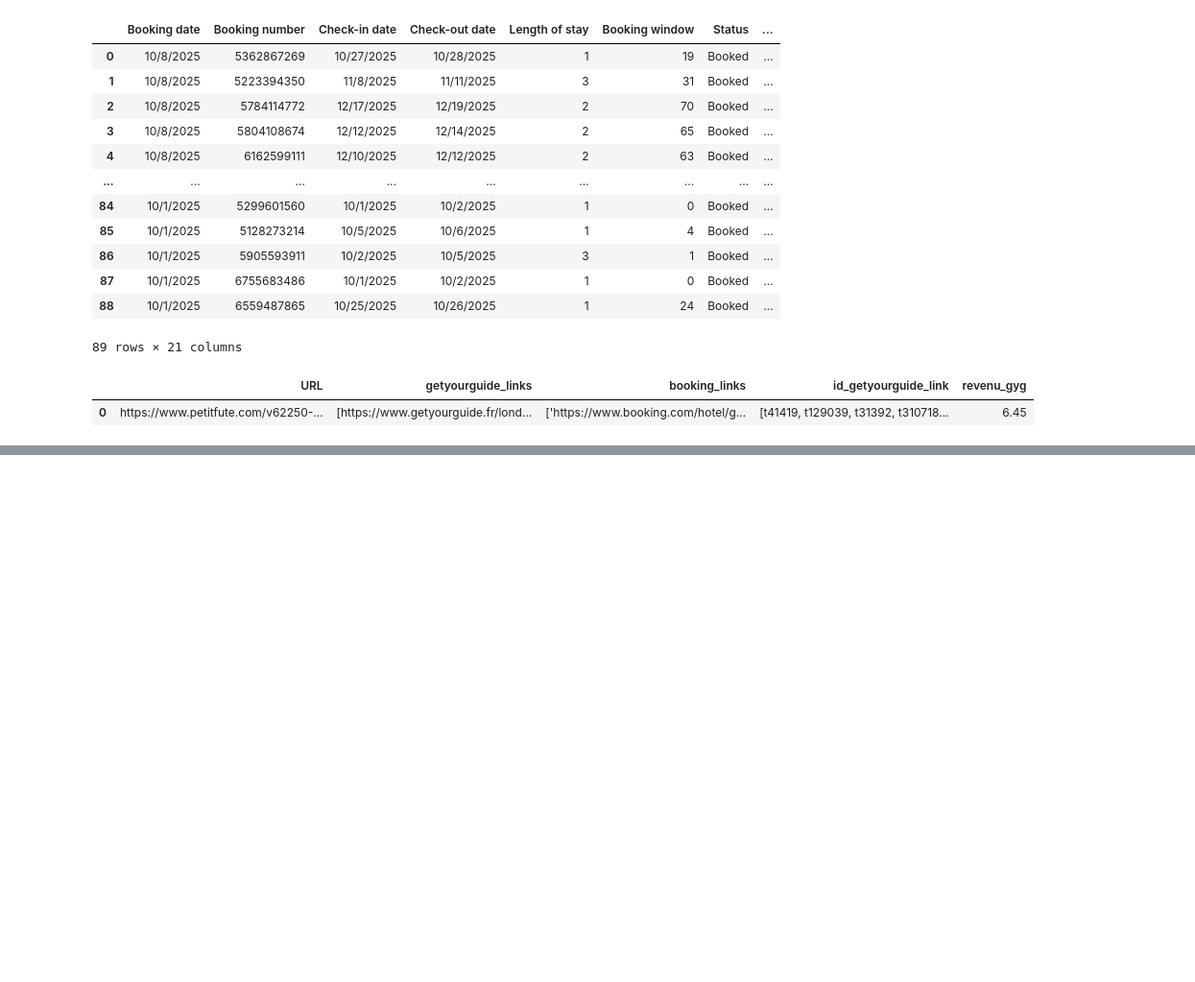
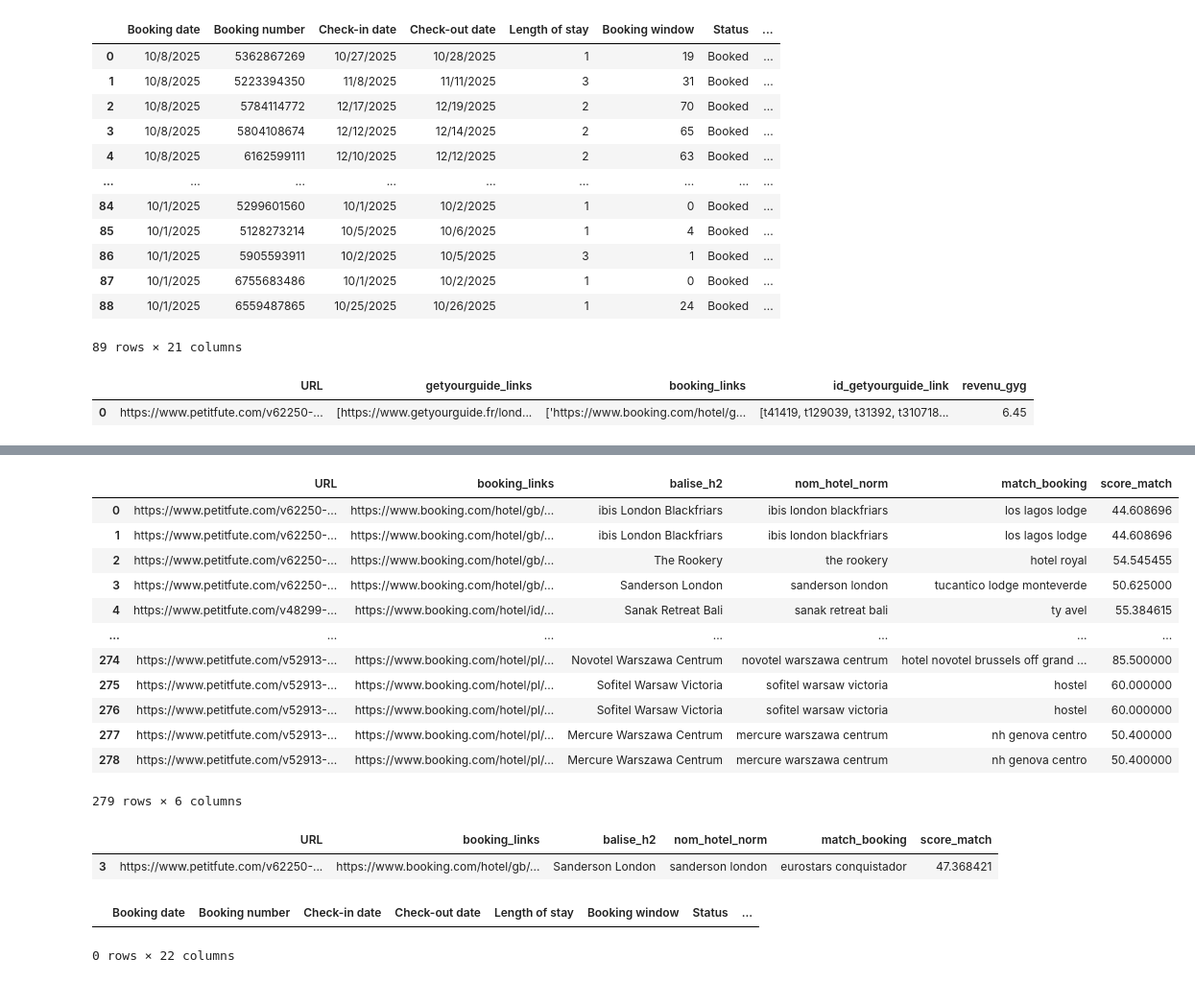
Before and after one commit to hanaa-akan/PETIT_FUTE, a Jupyter notebook: CODE/test_petit_fute.ipynb, the cells around one changed output, grey strips where cells are left out. Shown: that part at 96% size. Saved outputs shown, nothing was run; the diff lists cells and outputs as text; code cells hidden in the pictures; blank space fills up the shorter version.

```diff
--- a/CODE/test_petit_fute.ipynb
+++ b/CODE/test_petit_fute.ipynb
@@ -456,3 +475,50 @@ df_tmp[['nom_hotel_norm', 'match_booking', 'score_match']].sort_values('score_ma
+# %%
+from rapidfuzz import process, fuzz
+
+booking_names = booking['property_name_norm'].dropna().unique().tolist()
+
+def trouver_meilleur_match(nom):
+    if not isinstance(nom, str) or not nom:
+        return None, 0
+    match, score, _ = process.extractOne(
+        nom,
+        booking_names,
+        scorer=fuzz.WRatio  # mélange plusieurs logiques
+    )
+    return match, score
+
+df_tmp[['match_booking', 'score_match']] = df_tmp['nom_hotel_norm'].apply(
+    lambda x: pd.Series(trouver_meilleur_match(x))
+)
+
+df_tmp[['nom_hotel_norm', 'match_booking', 'score_match']].sort_values('score_match', ascending=False).head(20)
+df_tmp
+# %% [output]
+|  | URL | booking_links | balise_h2 | nom_hotel_norm | match_booking | score_match |
+| 0 | https://www.petitfute.com/v62250-... | https://www.booking.com/hotel/gb/... | ibis London Blackfriars | ibis london blackfriars | los lagos lodge | 44.608696 |
+| 1 | https://www.petitfute.com/v62250-... | https://www.booking.com/hotel/gb/... | ibis London Blackfriars | ibis london blackfriars | los lagos lodge | 44.608696 |
+| 2 | https://www.petitfute.com/v62250-... | https://www.booking.com/hotel/gb/... | The Rookery | the rookery | hotel royal | 54.545455 |
+| 3 | https://www.petitfute.com/v62250-... | https://www.booking.com/hotel/gb/... | Sanderson London | sanderson london | tucantico lodge monteverde | 50.625000 |
+| 4 | https://www.petitfute.com/v48299-... | https://www.booking.com/hotel/id/... | Sanak Retreat Bali | sanak retreat bali | ty avel | 55.384615 |
+| ... | ... | ... | ... | ... | ... | ... |
+| 274 | https://www.petitfute.com/v52913-... | https://www.booking.com/hotel/pl/... | Novotel Warszawa Centrum | novotel warszawa centrum | hotel novotel brussels off grand ... | 85.500000 |
+| 275 | https://www.petitfute.com/v52913-... | https://www.booking.com/hotel/pl/... | Sofitel Warsaw Victoria | sofitel warsaw victoria | hostel | 60.000000 |
+| 276 | https://www.petitfute.com/v52913-... | https://www.booking.com/hotel/pl/... | Sofitel Warsaw Victoria | sofitel warsaw victoria | hostel | 60.000000 |
+| 277 | https://www.petitfute.com/v52913-... | https://www.booking.com/hotel/pl/... | Mercure Warszawa Centrum | mercure warszawa centrum | nh genova centro | 50.400000 |
+| 278 | https://www.petitfute.com/v52913-... | https://www.booking.com/hotel/pl/... | Mercure Warszawa Centrum | mercure warszawa centrum | nh genova centro | 50.400000 |
+279 rows × 6 columns
+# %%
+df_tmp[df_tmp['nom_hotel_norm'].str.contains('sanderson')]
+# %% [output]
+|  | URL | booking_links | balise_h2 | nom_hotel_norm | match_booking | score_match |
+| 3 | https://www.petitfute.com/v62250-... | https://www.booking.com/hotel/gb/... | Sanderson London | sanderson london | eurostars conquistador | 47.368421 |
+# %%
+df_tmp[df_tmp['booking_links']=='https://www.booking.com/hotel/gb/sanderson.fr.html?aid=2324560&no_rooms=1&group_adults=2&label=actu-londres-noel']
+df_tmp[df_tmp['match_booking'].str.contains('sanderson')]
+booking[booking['Property name'].str.lower().str.contains('sanderson')]
+# %% [output]
+|  | Booking date | Booking number | Check-in date | Check-out date | Length of stay | Booking window | Status | ... |
+0 rows × 22 columns
 # %%
 print(df_jointure['_merge'].value_counts()
 )
```
Also changed, not shown: parts of 42 cells of this notebook, 3 other files.
